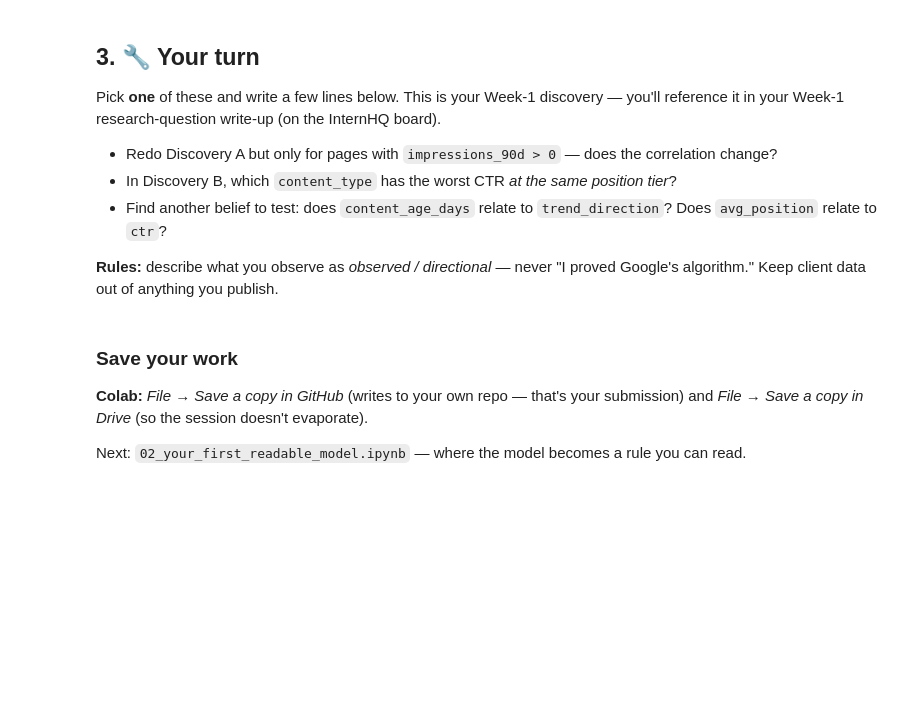
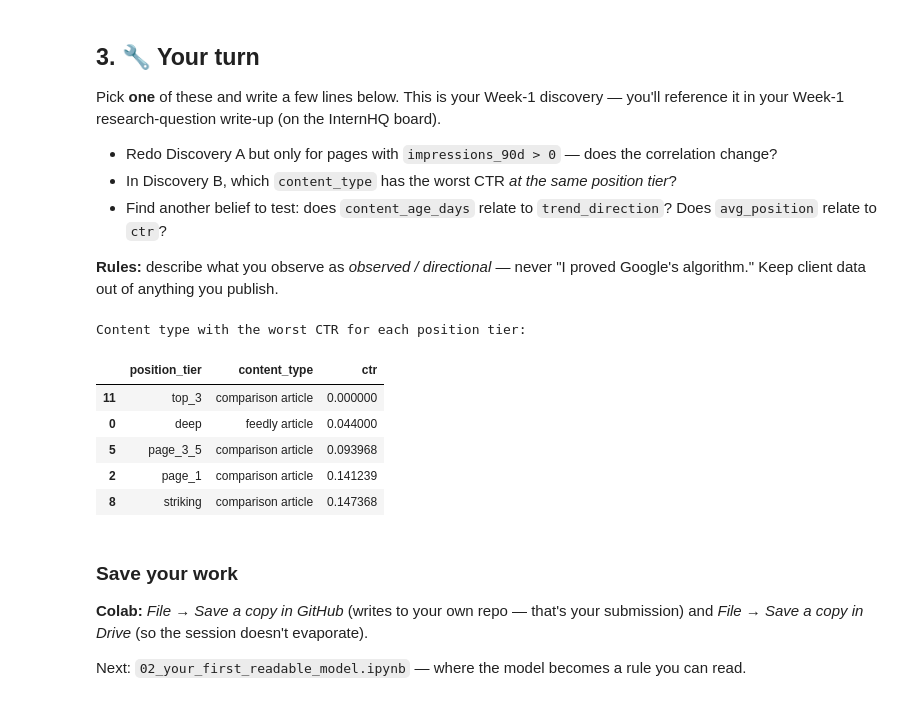
Before and after one commit to dianasribeiro/FlyRank---internship-ML-01, a Jupyter notebook: notebooks/01_first_look_and_discovery.ipynb, the cells around one changed output. Saved outputs shown, nothing was run; the diff lists cells and outputs as text; code cells hidden in the pictures; blank space fills up the shorter version.

```diff
--- a/notebooks/01_first_look_and_discovery.ipynb
+++ b/notebooks/01_first_look_and_discovery.ipynb
@@ -99,6 +153,32 @@ Pick **one** of these and write a few lines below. This is your Week-1 discovery
 **Rules:** describe what you observe as *observed / directional* — never "I proved Google's algorithm." Keep client data out of anything you publish.
 # %%
 # Your discovery here
+
+# Filtering for visible pages (impressions_90d >= 100), as in Discovery B
+visible_df = df[df["impressions_90d"] >= 100].copy()
+
+# Group by position_tier and content_type, then calculate the mean CTR
+ctr_by_pos_type = visible_df.groupby(['position_tier', 'content_type'])['ctr'].mean().reset_index()
+
+# Find the content_type with the lowest CTR for each position_tier
+worst_ctr_by_pos = ctr_by_pos_type.loc[ctr_by_pos_type.groupby('position_tier')['ctr'].idxmin()]
+
+print("Content type with the worst CTR for each position tier:")
+display(worst_ctr_by_pos.sort_values('ctr', ascending=True))
+
+# Optional: Visualize the results for a specific position tier to see the distribution
+# For example, for the 'page_3_5' tier
+# page_3_5_ctr = ctr_by_pos_type[ctr_by_pos_type['position_tier'] == 'page_3_5'].sort_values('ctr')
+# print("\nCTR for 'page_3_5' tier by content type:")
+# display(page_3_5_ctr)
+# %% [output]
+Content type with the worst CTR for each position tier:
+|  | position_tier | content_type | ctr |
+| 11 | top_3 | comparison article | 0.000000 |
+| 0 | deep | feedly article | 0.044000 |
+| 5 | page_3_5 | comparison article | 0.093968 |
+| 2 | page_1 | comparison article | 0.141239 |
+| 8 | striking | comparison article | 0.147368 |
 # %% [markdown]
 ### Save your work
 **Colab:** *File → Save a copy in GitHub* (writes to your own repo — that's your submission) and *File → Save a copy in Drive* (so the session doesn't evaporate).
```
Also changed, not shown: parts of 7 cells of this notebook.
